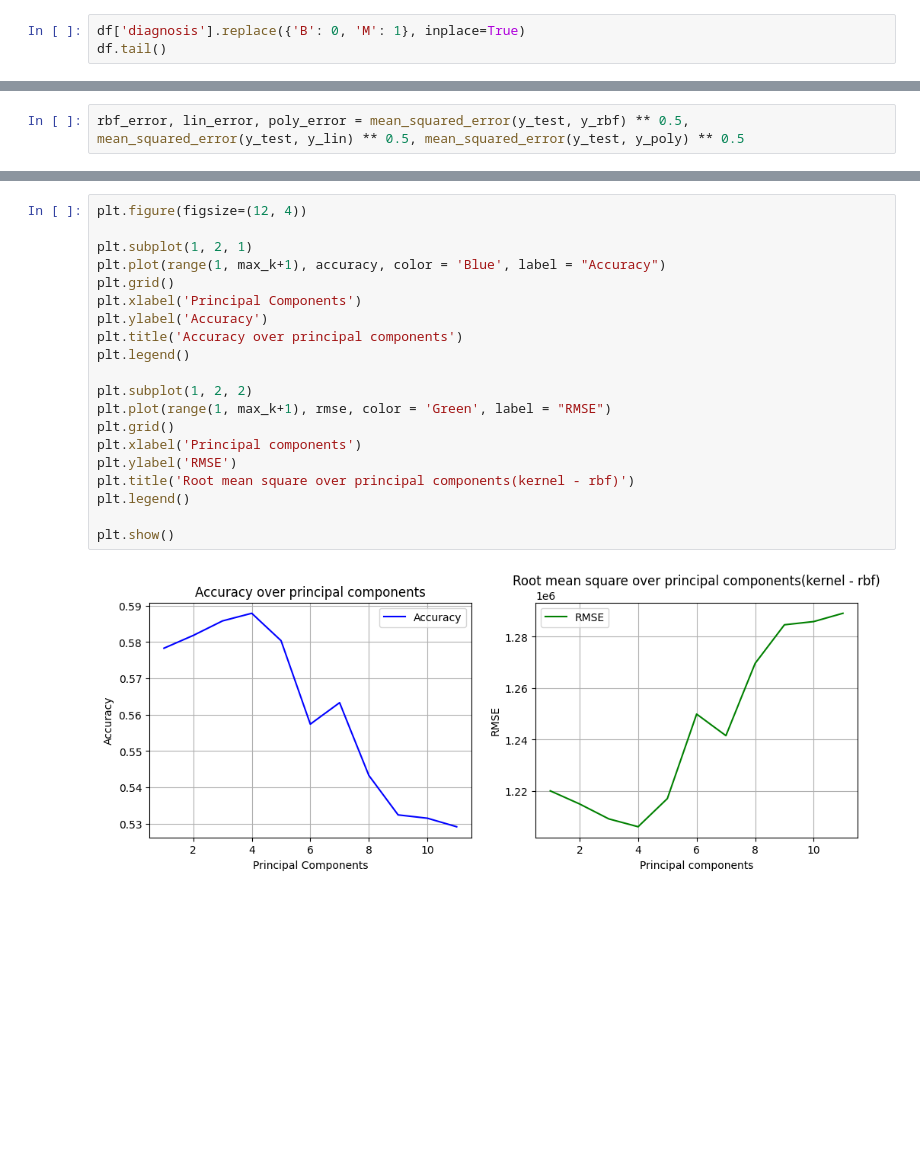
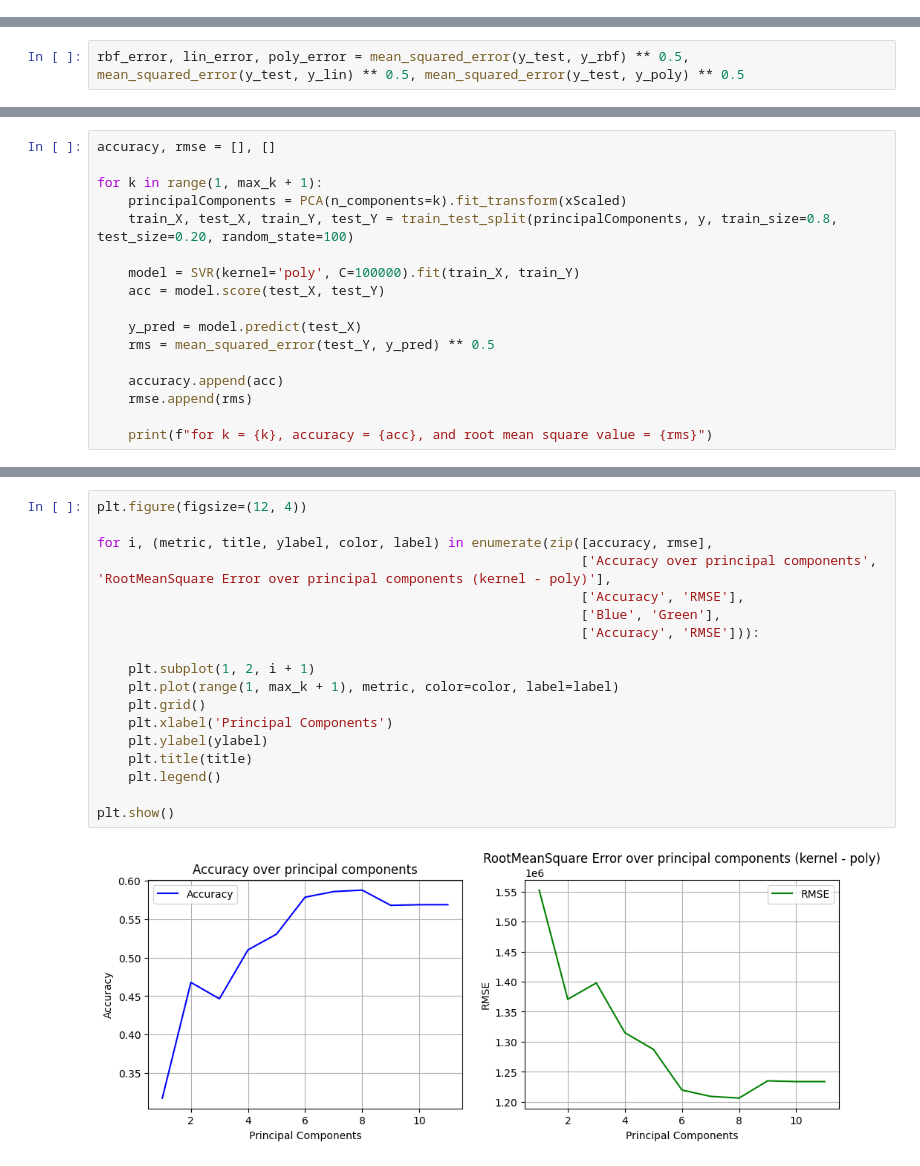
Before and after one commit to UmaNagirireddi/ML_Assignment4, a Jupyter notebook: ML_Ast4.ipynb, the cells around one changed output, grey strips where cells are left out. Saved outputs shown, nothing was run; the diff lists cells and outputs as text; blank space fills up the shorter version.

```diff
--- a/ML_Ast4.ipynb
+++ b/ML_Ast4.ipynb
@@ -30,3 +46,0 @@ df = df.drop(columns = ['id', 'Unnamed: 32'])
-# %%
-df['diagnosis'].replace({'B': 0, 'M': 1}, inplace=True)
-df.tail()
@@ -413,0 +383,17 @@ for k = 11, accuracy is 0.529147043835095 , and Root mean squared value is 12891
+# %%
+accuracy, rmse = [], []
+
+for k in range(1, max_k + 1):
+    principalComponents = PCA(n_components=k).fit_transform(xScaled)
+    train_X, test_X, train_Y, test_Y = train_test_split(principalComponents, y, train_size=0.8, test_size=0.20, random_state=100)
+
+    model = SVR(kernel='poly', C=100000).fit(train_X, train_Y)
+    acc = model.score(test_X, test_Y)
+
+    y_pred = model.predict(test_X)
+    rms = mean_squared_error(test_Y, y_pred) ** 0.5
+
+    accuracy.append(acc)
+    rmse.append(rms)
+
+    print(f"for k = {k}, accuracy = {acc}, and root mean square value = {rms}")
@@ -414,22 +412,20 @@ for k = 11, accuracy is 0.529147043835095 , and Root mean squared value is 12891
 # %%
 plt.figure(figsize=(12, 4))
 
-plt.subplot(1, 2, 1)
-plt.plot(range(1, max_k+1), accuracy, color = 'Blue', label = "Accuracy")
-plt.grid()
-plt.xlabel('Principal Components')
-plt.ylabel('Accuracy')
-plt.title('Accuracy over principal components')
-plt.legend()
+for i, (metric, title, ylabel, color, label) in enumerate(zip([accuracy, rmse],
+                                                              ['Accuracy over principal components', 'RootMeanSquare Error over principal components (kernel - poly)'],
+                                                              ['Accuracy', 'RMSE'],
+                                                              ['Blue', 'Green'],
+                                                              ['Accuracy', 'RMSE'])):
 
-plt.subplot(1, 2, 2)
-plt.plot(range(1, max_k+1), rmse, color = 'Green', label = "RMSE")
-plt.grid()
-plt.xlabel('Principal components')
-plt.ylabel('RMSE')
-plt.title('Root mean square over principal components(kernel - rbf)')
-plt.legend()
+    plt.subplot(1, 2, i + 1)
+    plt.plot(range(1, max_k + 1), metric, color=color, label=label)
+    plt.grid()
+    plt.xlabel('Principal Components')
+    plt.ylabel(ylabel)
+    plt.title(title)
+    plt.legend()
 
 plt.show()
 # %% [output]
-[figure, old version]
+[figure, new version]
```
Also changed, not shown: parts of 26 cells of this notebook.
